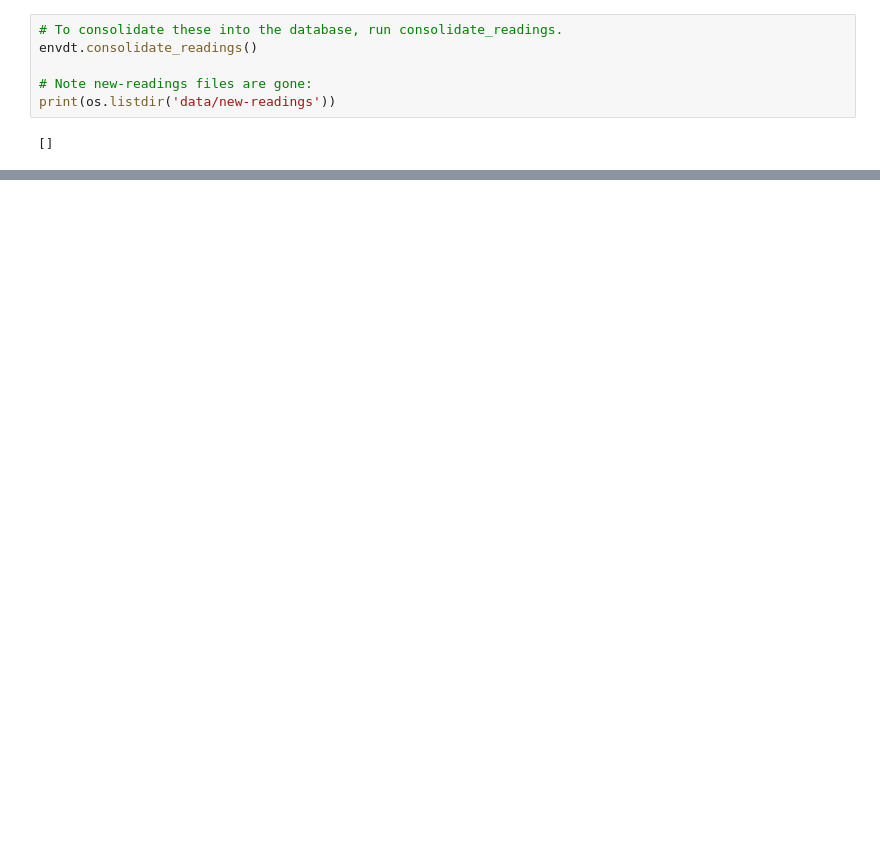
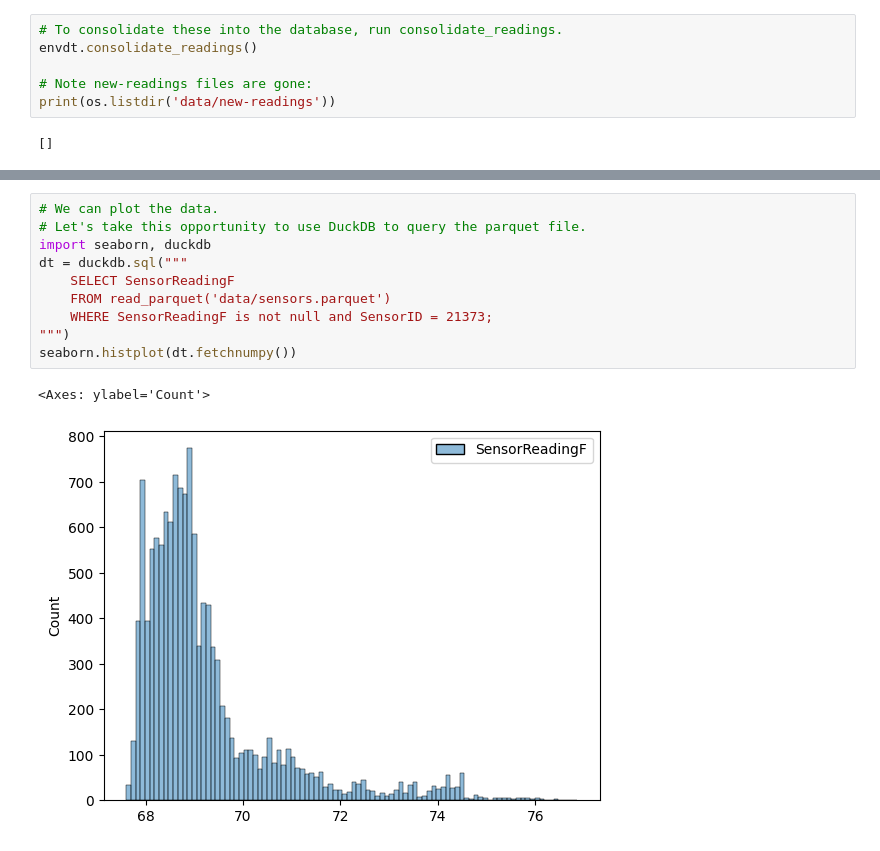
Before and after one commit to Environmental-Pipeline/environmental-sensor-poc, a Jupyter notebook: example.ipynb, the cells around one changed output, grey strips where cells are left out. Drawn from its saved outputs; the diff is of its cells as text; blank space fills up the shorter version.

```diff
--- a/example.ipynb
+++ b/example.ipynb
@@ -112,0 +113,13 @@ shape: (5, 5)
+# %%
+# We can plot the data.
+# Let's take this opportunity to use DuckDB to query the parquet file.
+import seaborn, duckdb
+dt = duckdb.sql("""
+    SELECT SensorReadingF
+    FROM read_parquet('data/sensors.parquet')
+    WHERE SensorReadingF is not null and SensorID = 21373;
+""")
+seaborn.histplot(dt.fetchnumpy())
+# %% [output]
+<Axes: ylabel='Count'>
+[figure, added]
```
Also changed, not shown: parts of 11 cells of this notebook, 2 other files.
